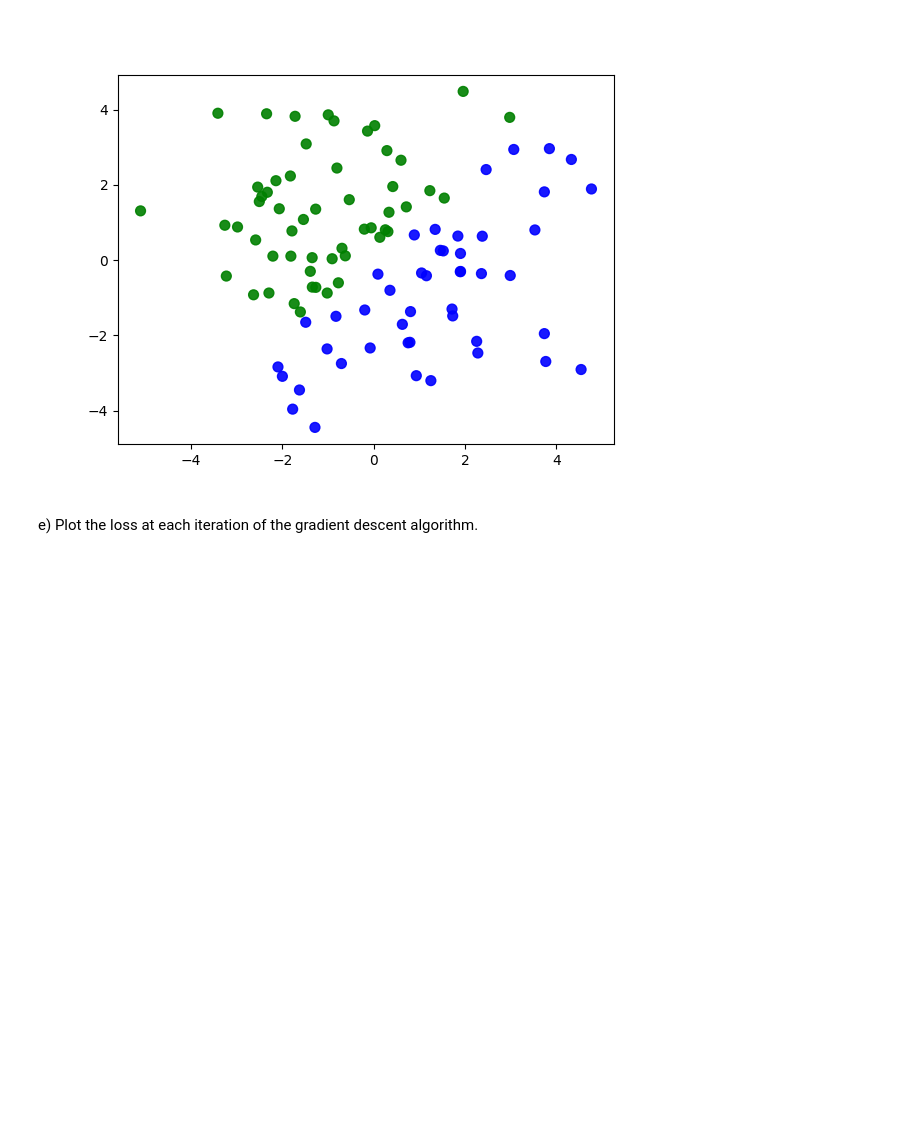
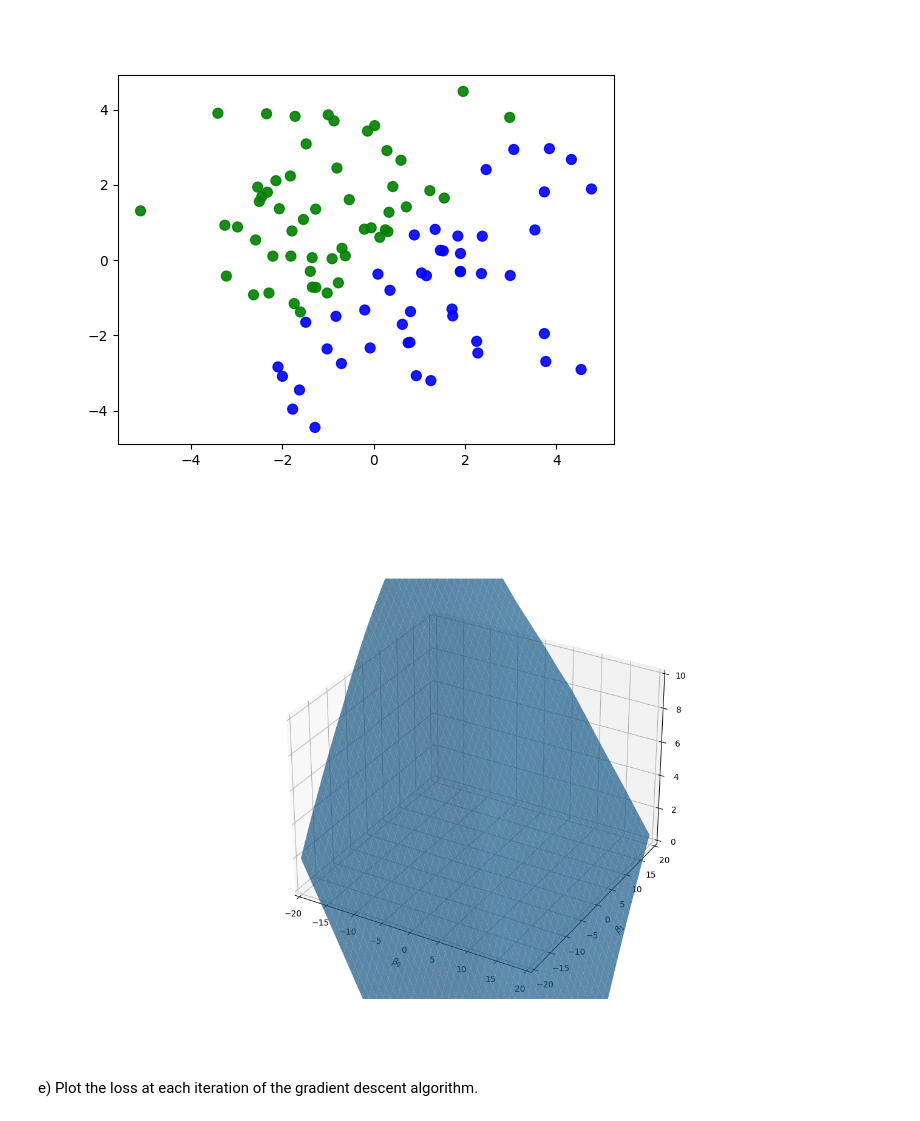
Before and after one commit to mirackk/CS506-Spring2023, a Jupyter notebook: worksheets/worksheet_17.ipynb, the cells around one changed output. Saved outputs shown, nothing was run; the diff lists cells and outputs as text; code cells hidden in the pictures; blank space fills up the shorter version.

```diff
--- a/worksheets/worksheet_17.ipynb
+++ b/worksheets/worksheet_17.ipynb
@@ -224,35 +239,43 @@ def sigmoid(x):
 
 
 def loss(X, y, beta):
-    ...
+
+    # res = 0
+    # for i in range(len(X)):
+    #     res+=y[i]*np.log(sigmoid(beta[0]+X[i]*beta[1]))
+    #     res+=(1-y[i])*(1-np.log(sigmoid(beta[0]+X[i]*beta[1])))
+    # return -res/len(X)
+    return - (y @ np.log(sigmoid(X @ beta)) + (1 - y) @ (1 - np.log(sigmoid(X @ beta)))) / len(X)
 
 
 def get_cost(B0, B1):
     res = []
     for b0, b1 in zip(B0, B1):
         line = []
         for i in range(len(b0)):
             beta = np.array([b0[i], b1[i]])
             line.append(loss(X, y, beta))
         res.append(line)
     return np.array(res)
 
 cost = get_cost(b0, b1)
 
 # Creating figure
 fig = plt.figure(figsize =(14, 9))
 ax = plt.axes(projection ='3d')
 ax.set_xlim(-20, 20)
 ax.set_xlabel(r'$\beta_0$')
 ax.set_ylabel(r'$\beta_1$')
 ax.set_ylim(-20, 20)
 ax.set_zlim(0, 10)
 
 # Creating plot
 ax.plot_surface(b0, b1, cost, alpha=.7)
 
 # show plot
 plt.show()
+# %% [output]
+[figure, added]
 # %% [markdown]
 e) Plot the loss at each iteration of the gradient descent algorithm.
 # %%
```
Also changed, not shown: parts of 6 cells of this notebook, 5 other files.
